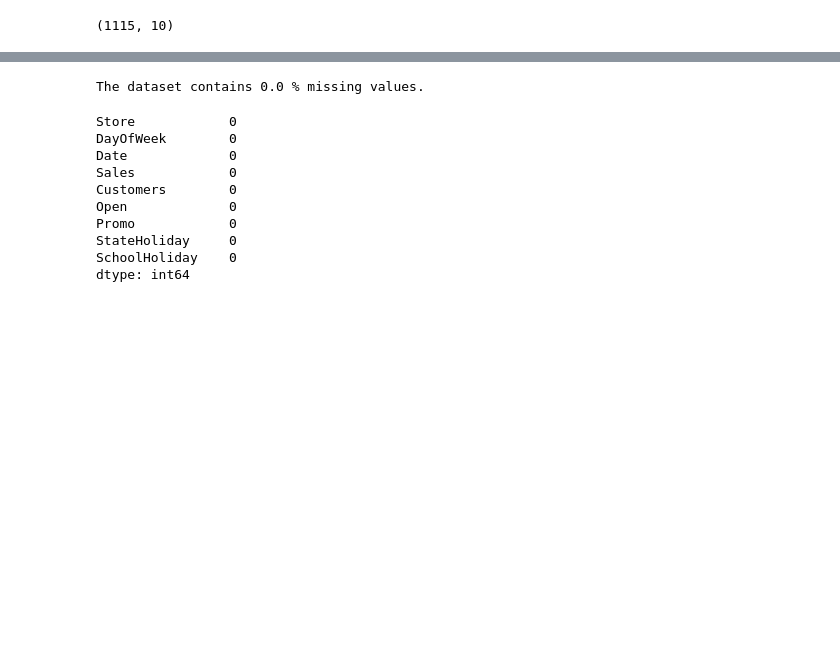
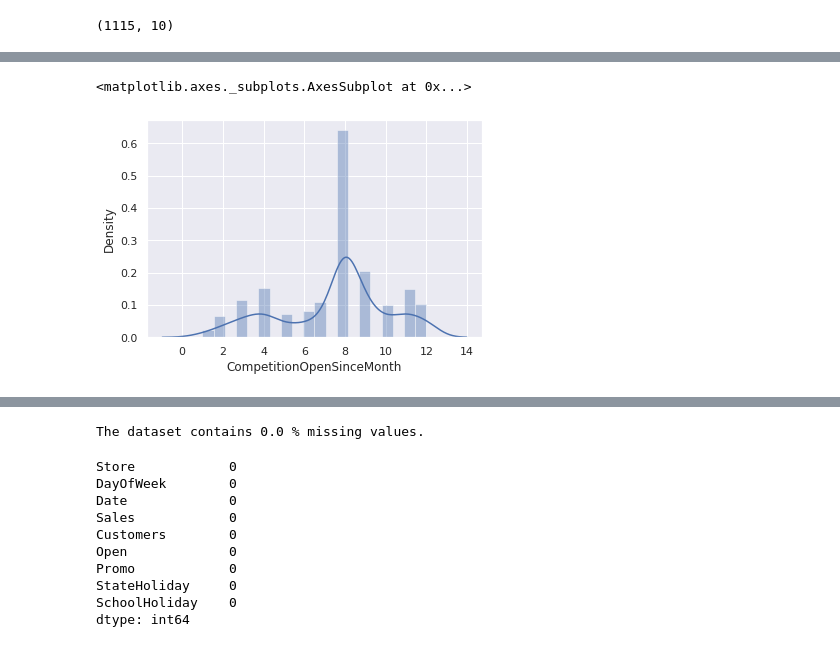
Before and after one commit to MohammedEsamaldin/Pharmaceutical-Sales-Prediction-across-multiple-stores, a Jupyter notebook: notebooks/cleaning.ipynb, the cells around one changed output, grey strips where cells are left out. Saved outputs shown, nothing was run; the diff lists cells and outputs as text; code cells hidden in the pictures; blank space fills up the shorter version.

```diff
--- a/notebooks/cleaning.ipynb
+++ b/notebooks/cleaning.ipynb
@@ -44,5 +56,8 @@ df2.head()
 # %%
-df2['CompetitionDistance'] = df.fillna(value = df['CompetitionDistance'].mean())
+df2['CompetitionDistance'] = df2['CompetitionDistance'].fillna(value = df['CompetitionDistance'].mean())
+# %%
+df2['CompetitionOpenSinceMonth']=df2['CompetitionOpenSinceMonth'].fillna(df2['CompetitionOpenSinceMonth'].median())
+df2['CompetitionOpenSinceYear']=df2['CompetitionOpenSinceYear'].fillna(df2['CompetitionOpenSinceYear'].median())
 # %%
 
 df2['Promo2SinceWeek'] = df2['Promo2SinceWeek'].fillna(value = 0 )
@@ -53,3 +66,8 @@ fill_list= ['Promo2SinceWeek', 'Promo2SinceYear','PromoInterval']
+# %%
+sns.distplot(df2.CompetitionOpenSinceMonth)
+# %% [output]
+<matplotlib.axes._subplots.AxesSubplot at 0x...>
+[figure, added]
 # %%
 df2.isnull().sum()
 # %% [output]
```
Also changed, not shown: parts of 31 cells of this notebook, 2 other files.
